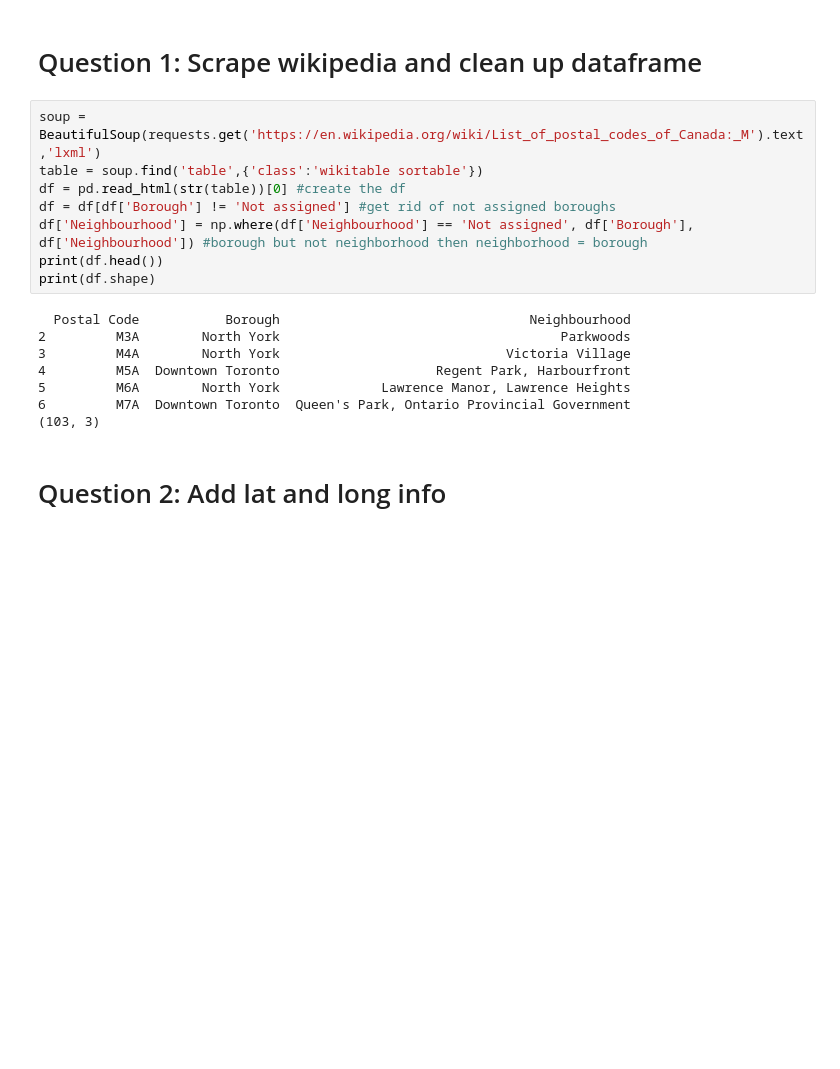
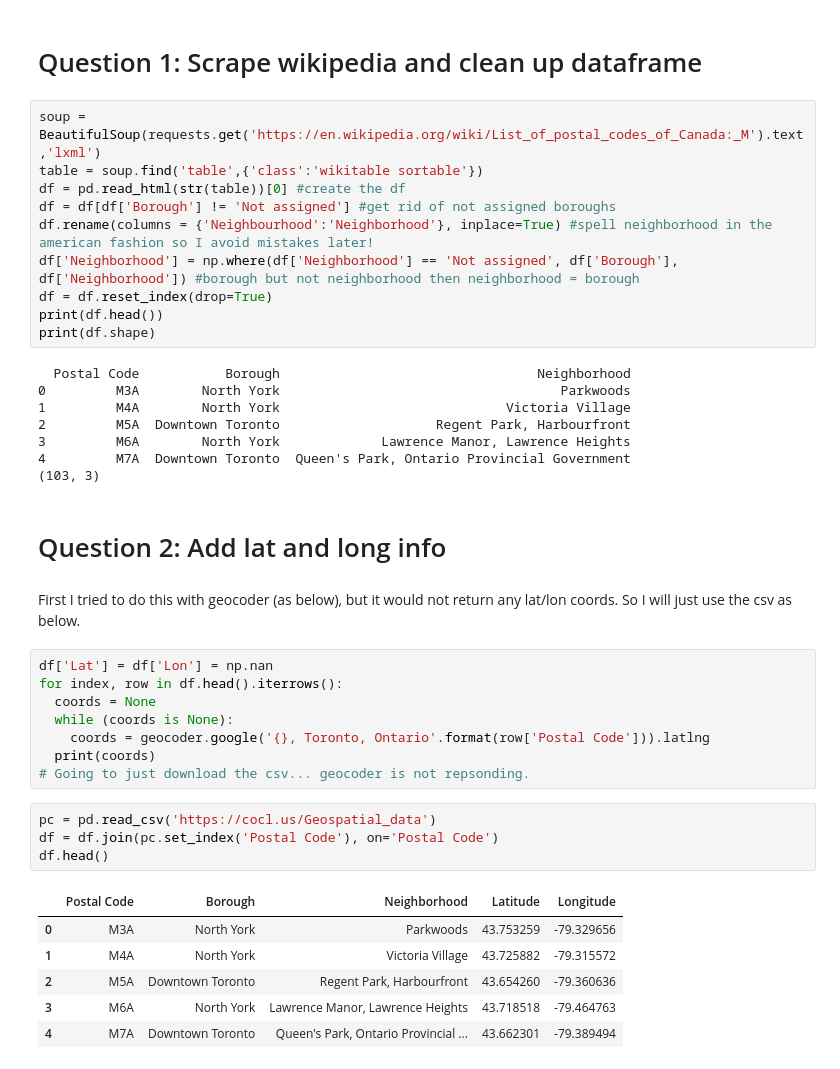
Before and after one commit to mehlmanmichael/Coursera_Capstone, a Jupyter notebook: Week_2_Assignment.ipynb, the cells around one changed output. Saved outputs shown, nothing was run; the diff lists cells and outputs as text; blank space fills up the shorter version.

```diff
--- a/Week_2_Assignment.ipynb
+++ b/Week_2_Assignment.ipynb
@@ -34,16 +36,39 @@ soup = BeautifulSoup(requests.get('https://en.wikipedia.org/wiki/List_of_postal_
 table = soup.find('table',{'class':'wikitable sortable'})
 df = pd.read_html(str(table))[0] #create the df
 df = df[df['Borough'] != 'Not assigned'] #get rid of not assigned boroughs
-df['Neighbourhood'] = np.where(df['Neighbourhood'] == 'Not assigned', df['Borough'], df['Neighbourhood']) #borough but not neighborhood then neighborhood = borough
+df.rename(columns = {'Neighbourhood':'Neighborhood'}, inplace=True) #spell neighborhood in the american fashion so I avoid mistakes later!
+df['Neighborhood'] = np.where(df['Neighborhood'] == 'Not assigned', df['Borough'], df['Neighborhood']) #borough but not neighborhood then neighborhood = borough
+df = df.reset_index(drop=True)
 print(df.head())
 print(df.shape)
 # %% [output]
-  Postal Code           Borough                                Neighbourhood
-2         M3A        North York                                    Parkwoods
-3         M4A        North York                             Victoria Village
-4         M5A  Downtown Toronto                    Regent Park, Harbourfront
-5         M6A        North York             Lawrence Manor, Lawrence Heights
-6         M7A  Downtown Toronto  Queen's Park, Ontario Provincial Government
+  Postal Code           Borough                                 Neighborhood
+0         M3A        North York                                    Parkwoods
+1         M4A        North York                             Victoria Village
+2         M5A  Downtown Toronto                    Regent Park, Harbourfront
+3         M6A        North York             Lawrence Manor, Lawrence Heights
+4         M7A  Downtown Toronto  Queen's Park, Ontario Provincial Government
 (103, 3)
 # %% [markdown]
 # Question 2: Add lat and long info
+# %% [markdown]
+First I tried to do this with geocoder (as below), but it would not return any lat/lon coords. So I will just use the csv as below.
+# %%
+df['Lat'] = df['Lon'] = np.nan
+for index, row in df.head().iterrows():
+  coords = None
+  while (coords is None):
+    coords = geocoder.google('{}, Toronto, Ontario'.format(row['Postal Code'])).latlng
+  print(coords)
+# Going to just download the csv... geocoder is not repsonding.
+# %%
+pc = pd.read_csv('https://cocl.us/Geospatial_data')
+df = df.join(pc.set_index('Postal Code'), on='Postal Code')
+df.head()
+# %% [output]
+|  | Postal Code | Borough | Neighborhood | Latitude | Longitude |
+| 0 | M3A | North York | Parkwoods | 43.753259 | -79.329656 |
+| 1 | M4A | North York | Victoria Village | 43.725882 | -79.315572 |
+| 2 | M5A | Downtown Toronto | Regent Park, Harbourfront | 43.654260 | -79.360636 |
+| 3 | M6A | North York | Lawrence Manor, Lawrence Heights | 43.718518 | -79.464763 |
+| 4 | M7A | Downtown Toronto | Queen's Park, Ontario Provincial ... | 43.662301 | -79.389494 |
```
Also changed, not shown: parts of 20 cells of this notebook.
